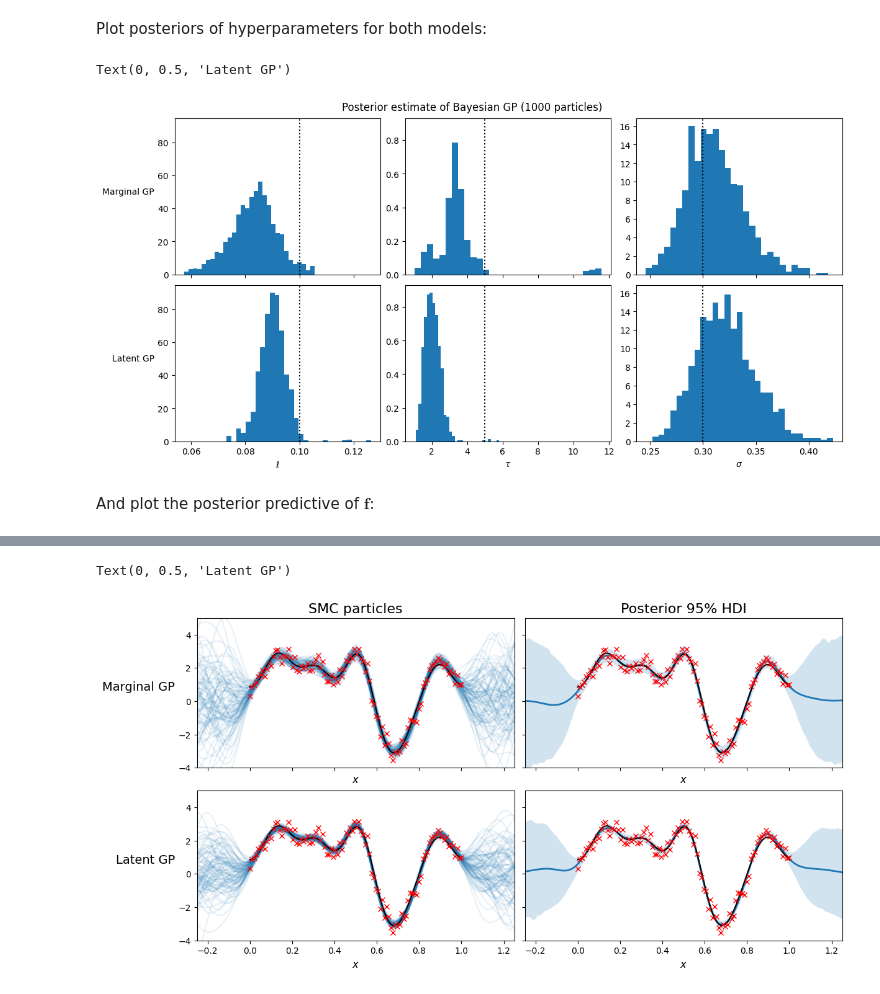
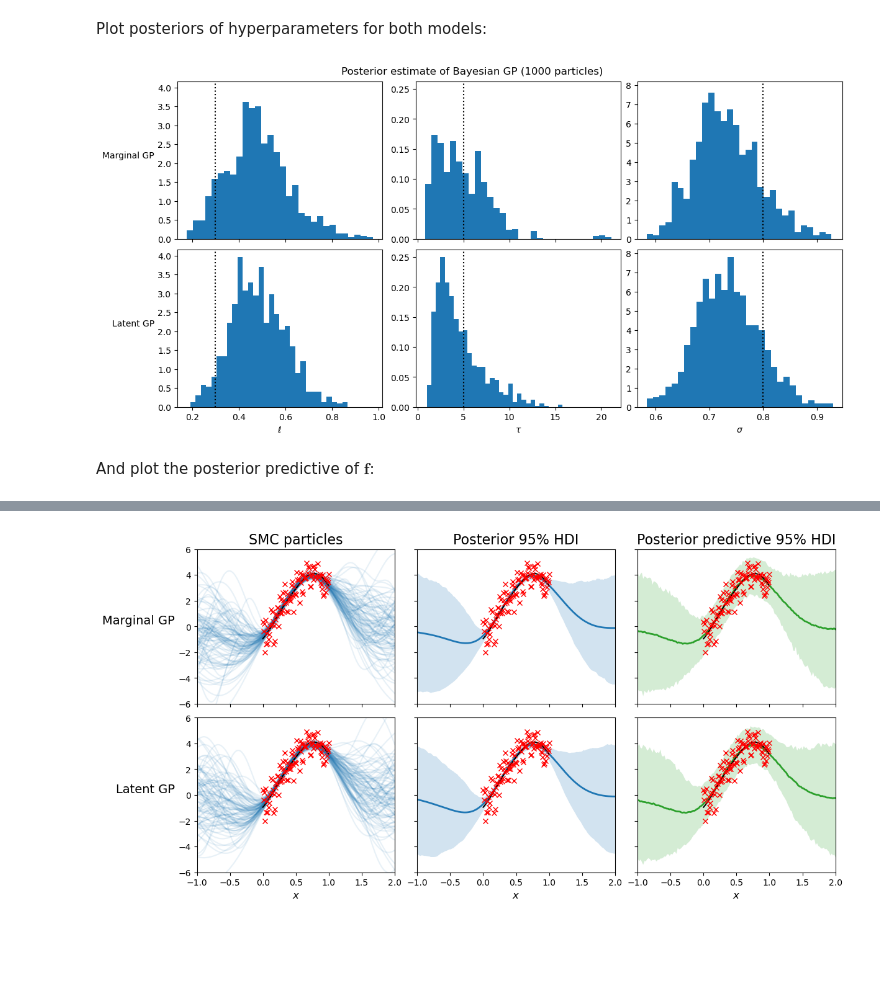
Before and after one commit to UncertaintyInComplexSystems/bayesianmodels, a Jupyter notebook: notebooks/Basic_gaussian_process_regression_using_SMC.ipynb, the cells around one changed output, grey strips where cells are left out. Cells and saved outputs as stored; diff of their text form; code cells hidden in the pictures; blank space fills up the shorter version.

Commit message:
Fixed bug in predictive distribution of the GP. Also updated tutorial to verify results.

```diff
--- a/notebooks/Basic_gaussian_process_regression_using_SMC.ipynb
+++ b/notebooks/Basic_gaussian_process_regression_using_SMC.ipynb
@@ -43,11 +39,11 @@ from uicsmodels.gaussianprocesses.fullgp import FullLatentGPModel, FullMarginalG
 # %% [markdown]
 Simulate some data from a known GP so we can look at the inference of the hyperparameters):
 # %%
-key = jrnd.PRNGKey(123)
+key = jrnd.PRNGKey(42)
 
-lengthscale_ = 0.1
+lengthscale_ = 0.3
 output_scale_ = 5.0
-obs_noise_ = 0.3
+obs_noise_ = 0.8
 n = 100
 x = jnp.linspace(0, 1, n)[:, jnp.newaxis]
 
@@ -94,7 +90,7 @@ gp_marginal = FullMarginalGPModel(x, y, cov_fn=jk.RBF(), priors=priors)  # Impli
 gp_latent = FullLatentGPModel(x, y, cov_fn=jk.RBF(), priors=priors)  # Defaults to likelihood=Gaussian()
 
 num_particles = 1_000
-num_mcmc_steps = 100
+num_mcmc_steps = 200
 # %% [markdown]
 Run inference:
 # %%
@@ -125,9 +122,9 @@ trainables = ['lengthscale', 'variance', 'obs_noise']
 num_params = len(trainables)
 show_samples = jnp.array([int(i) for i in num_particles*jnp.linspace(0, 1, num=500)])
 
-symbols = dict(lengthscale='\ell',
-            obs_noise='\sigma',
-            variance=r'\tau')
+symbols = dict(lengthscale=r'\ell',
+               obs_noise=r'\sigma',
+               variance=r'\tau')
 
 _, axes = plt.subplots(nrows=2, ncols=num_params, constrained_layout=True,
                     sharex='col', sharey='col', figsize=(12, 6))
@@ -153,16 +150,15 @@ plt.suptitle(f'Posterior estimate of Bayesian GP ({num_particles} particles)');
 axes[0, 0].set_ylabel('Marginal GP', rotation=0, ha='right')
 axes[1, 0].set_ylabel('Latent GP', rotation=0, ha='right');
 # %% [output]
-Text(0, 0.5, 'Latent GP')
-[figure, old version]
+[figure, new version]
 # %% [markdown]
 And plot the posterior predictive of $\mathbf{f}$:
 # %%
 %%time
 
-x_pred = jnp.linspace(-0.25, 1.25, num=150)
+x_pred = jnp.linspace(-1., 2., num=150)
 
-fig, axes = plt.subplots(nrows=2, ncols=2, figsize=(12, 6), sharex=True,
+fig, axes = plt.subplots(nrows=2, ncols=3, figsize=(12, 6), sharex=True,
                             sharey=True, constrained_layout=True)
 
 for j, gp in enumerate([gp_marginal, gp_latent]):
@@ -182,15 +178,32 @@ for j, gp in enumerate([gp_marginal, gp_latent]):
     ax.fill_between(x_pred, f_hdi_lower, f_hdi_upper,
                     alpha=0.2, color='tab:blue', lw=0)
 
+    ax = axes[j, 2]
+    key, key_pred = jrnd.split(key)
+    y_pred = gp.predict_y(key_pred, x_pred)
+
+    y_mean = jnp.mean(y_pred, axis=0)
+    y_hdi_lower = jnp.percentile(y_pred, q=2.5, axis=0)
+    y_hdi_upper = jnp.percentile(y_pred, q=97.5, axis=0)
+
+    ax.plot(x_pred, y_mean, color='tab:green', lw=2)
+    ax.fill_between(x_pred, y_hdi_lower, y_hdi_upper,
+                    alpha=0.2, color='tab:green', lw=0)
+
+
+
 for ax in axes.flatten():
     ax.plot(x, f_true, 'k', label=r'$f$')
     ax.plot(x, y, 'rx', label='obs')
-    ax.set_xlim([-0.25, 1.25])
-    ax.set_ylim([-4., 5.])
+    ax.set_xlim([-1., 2.])
+    ax.set_ylim([-6., 6.])
+
+for ax in axes[1, :]:
     ax.set_xlabel(r'$x$', fontsize=12)
 
 axes[0, 0].set_title('SMC particles', fontsize=16)
 axes[0, 1].set_title('Posterior 95% HDI', fontsize=16)
+axes[0, 2].set_title('Posterior predictive 95% HDI', fontsize=16)
 
 axes[0, 0].set_ylabel('Marginal GP', rotation=0, ha='right', fontsize=14)
 axes[1, 0].set_ylabel('Latent GP', rotation=0, ha='right', fontsize=14);
@@ -200,2 +213 @@ Wall time: 6.6 s
-Text(0, 0.5, 'Latent GP')
-[figure, old version]
+[figure, new version]
```
Also changed, not shown: parts of 8 cells of this notebook, 3 other files.
